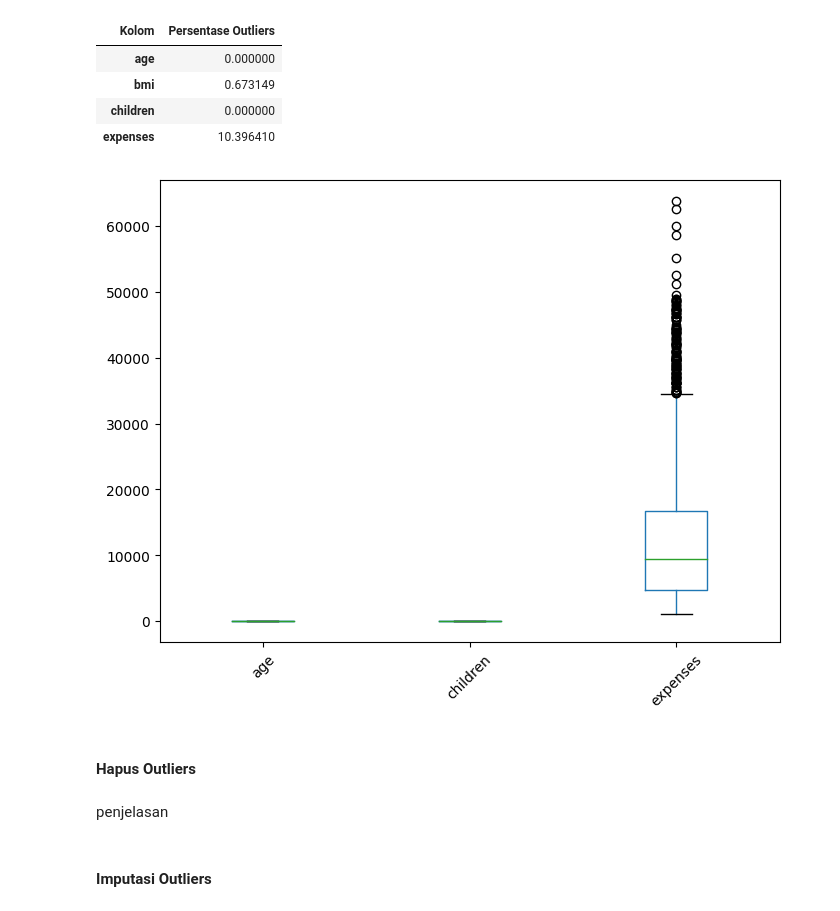
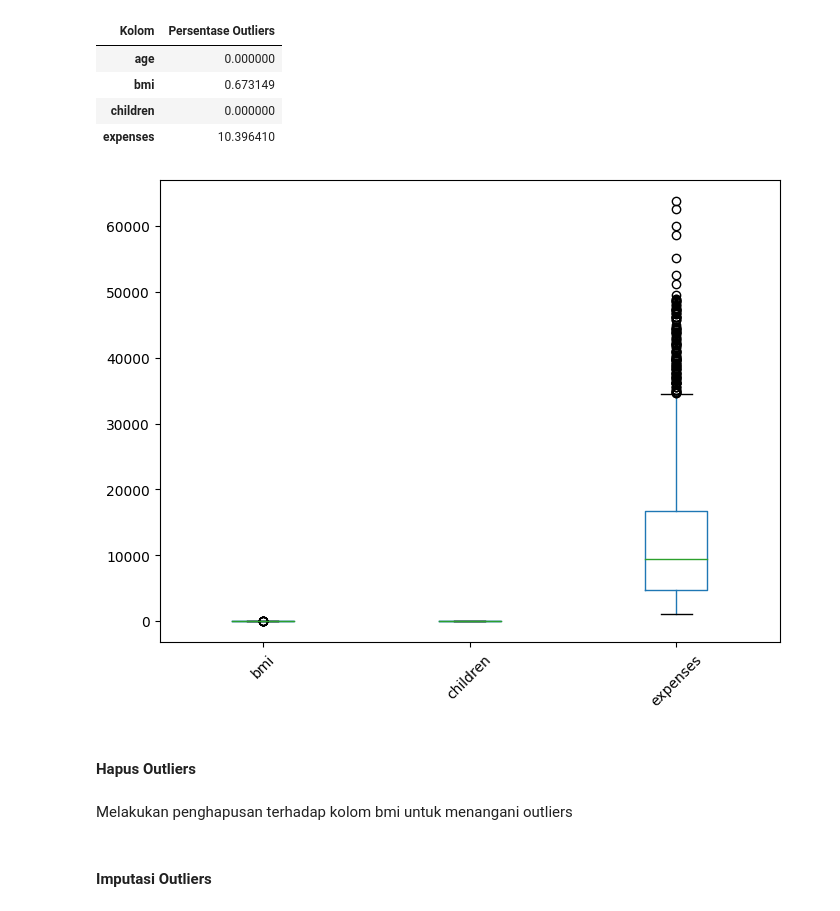
Before and after one commit to haykalfajjarr/minpro-datmin, a Jupyter notebook: Minpro_Data_Mining_Tahap_3.ipynb, the cells around one changed output. Saved outputs shown, nothing was run; the diff lists cells and outputs as text; code cells hidden in the pictures.

```diff
--- a/Minpro_Data_Mining_Tahap_3.ipynb
+++ b/Minpro_Data_Mining_Tahap_3.ipynb
@@ -411,9 +412,9 @@ display(results_df)
 | children | 0.000000 |
 | expenses | 10.396410 |
 # %%
-boxplot = df.drop('bmi', axis=1).boxplot(grid=False, rot=45,  figsize=(8,6))
+boxplot = df.drop('age', axis=1).boxplot(grid=False, rot=45,  figsize=(8,6))
 # %% [output]
-[figure, old version]
+[figure, new version]
 # %% [markdown]
 #### **Hapus Outliers**
 # %%
@@ -424,8 +425,8 @@ lower_bound = Q1 - 1.5 * IQR
 upper_bound = Q3 + 1.5 * IQR
 
 df = df[(df['bmi'] >= lower_bound) & (df['bmi'] <= upper_bound)]
-# %% [markdown]
-penjelasan
+# %% [markdown]
+Melakukan penghapusan terhadap kolom bmi untuk menangani outliers
 # %% [markdown]
 #### **Imputasi Outliers**
 # %%
```
Also changed, not shown: parts of 31 cells of this notebook.
